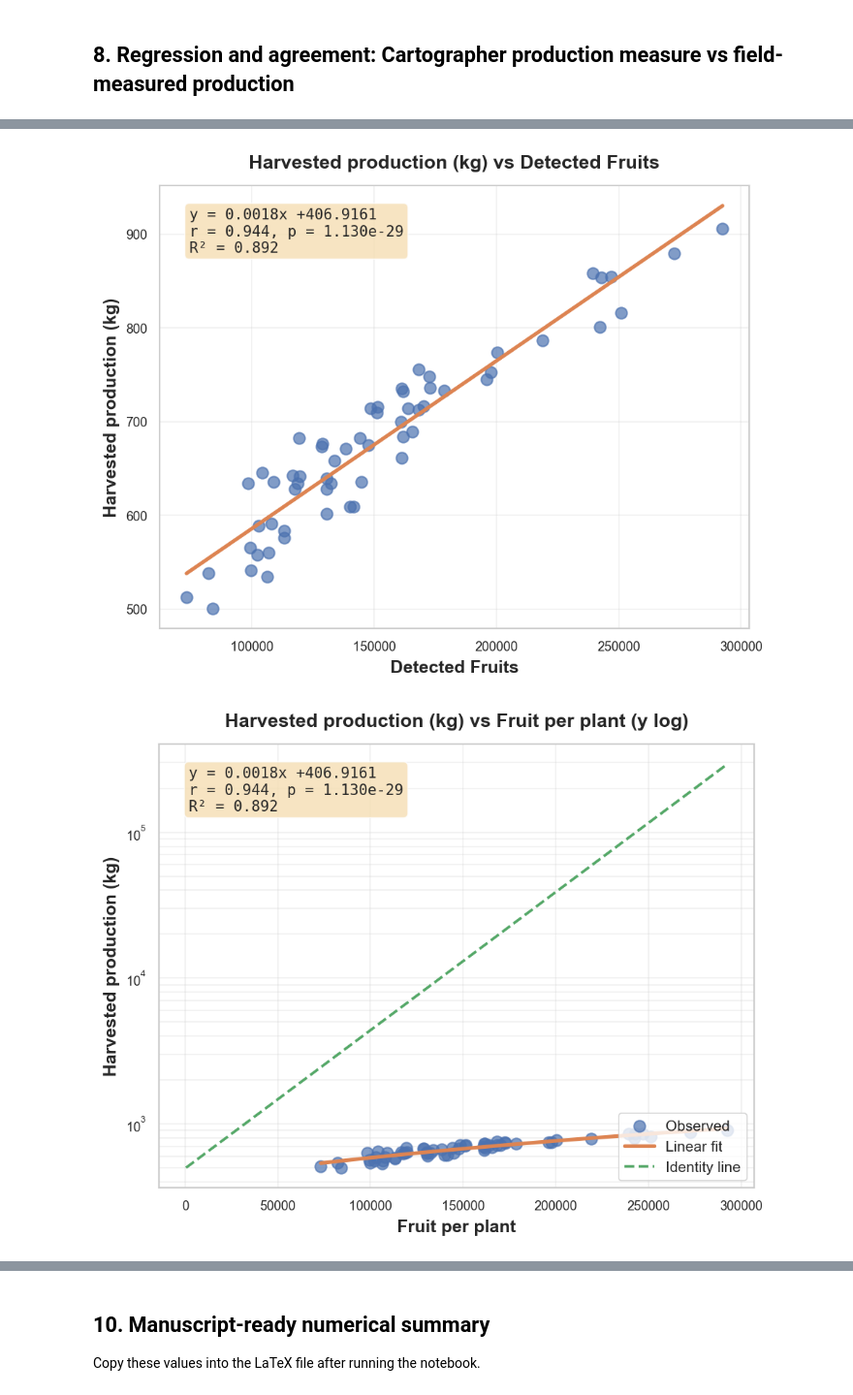
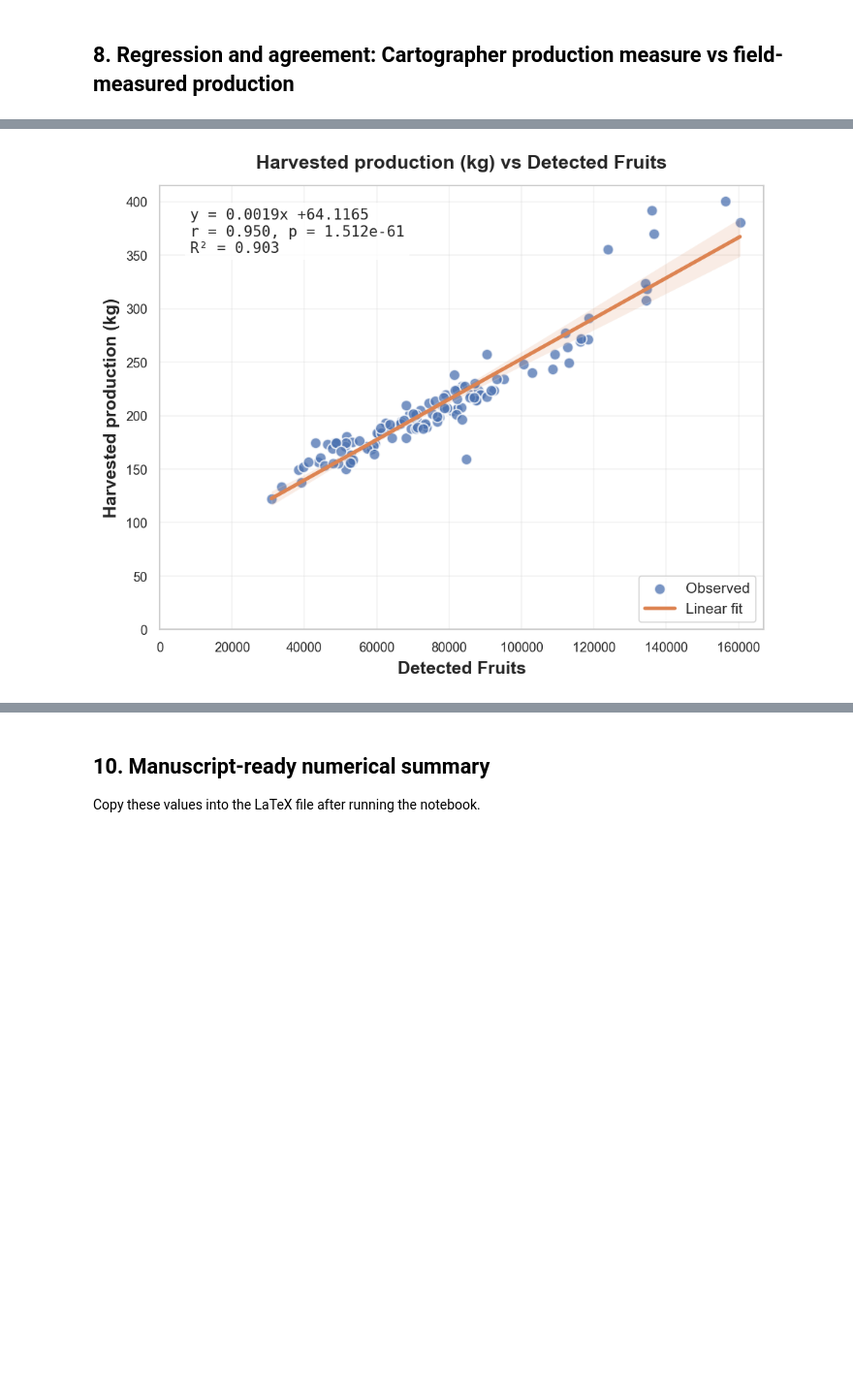
Before and after one commit to nicoladilillo/ATLAS_Maturity_Index_Olive, a Jupyter notebook: olive_atlas_analysis.ipynb, the cells around one changed output, grey strips where cells are left out. Shown at 97% size. Cells and saved outputs as stored; diff of their text form; code cells hidden in the pictures; blank space fills up the shorter version.

```diff
--- a/olive_atlas_analysis.ipynb
+++ b/olive_atlas_analysis.ipynb
@@ -101,12 +86,0 @@ If your CSV is not ordered this way, add an explicit subsection identifier and r
-# %%
-# Basic validation
-if len(raw) % 2 != 0:
-    raise ValueError('The raw file has an odd number of rows; cannot aggregate paired canopy faces by consecutive pairs.')
-
-raw = raw.reset_index(drop=True).copy()
-raw['subsection_id'] = raw.index // 2 + 1
-raw['face_in_pair'] = np.where(raw.index % 2 == 0, 'A', 'B')
-
-print('Side-level observations:', len(raw))
-print('Subsection-level observations after pairing faces:', raw['subsection_id'].nunique())
-print(raw[['subsection_id','face_in_pair'] + (["Plot"] if 'Plot' in raw.columns else [])].head(8))
@@ -262,9 +140,9 @@ Index(['subsection_id', 'source_plot_pair', 'CL 0', 'CL 1', 'CL 2', 'CL 3',
 # %%
-corr_vars = [c for c in ['MI_Garcia','MI_Visual','Color_Index'] if c in agg.columns]
+corr_vars = [c for c in ['MI_Garcia','MI_Visual','Color Index'] if c in raw.columns]
 if len(corr_vars) < 2:
     raise ValueError('Not enough variables available for correlation analysis.')
 
-data_corr = agg[corr_vars].dropna()
+data_corr = raw[corr_vars].dropna()
 print('Correlation dataset n =', len(data_corr))
 
 r_mat = pd.DataFrame(np.eye(len(corr_vars)), index=corr_vars, columns=corr_vars)
@@ -545,34 +540,36 @@ Shapiro-Wilk W = 0.8595, p = 5.875e-06
 # %% [markdown]
 ## 8. Regression and agreement: Cartographer production measure vs field-measured production
 # %%
-if {'Atlas_estimated_production_kg','Measured_production_kg'}.issubset(agg.columns):
-    prod = agg[['Atlas_estimated_production_kg','Measured_production_kg', 'Detected_Fruits']].dropna().copy()
-    prod = prod.rename(columns={
-        'Atlas_estimated_production_kg': 'cartographer_detections',
-        'Measured_production_kg': 'measured_production_kg',
-        'Detected_Fruits': 'Detected_Fruits'
-    })
-    print('Production descriptive statistics:')
-    print(prod.describe().round(2))
-    prod.describe().round(3).to_csv(TAB_DIR / 'production_descriptive_statistics.csv')
+prod = raw[['Riga', 'Plot', 'Production_plot_kg', 'N. frutti']].dropna().copy()
+prod = prod.rename(columns={
+    'Production_plot_kg': 'production_plot_kg',
+    'Detected_Fruits': 'N. frutti'
+})
+print('Production descriptive statistics:')
+print(prod.describe().round(2))
+prod.describe().round(3).to_csv(TAB_DIR / 'production_descriptive_statistics.csv')
 
-    res_prod = regression_with_cv(prod, 'Detected_Fruits', 'measured_production_kg')
-    print('Field-measured production ~ Cartographer fruit detections')
-    print(f"n = {len(res_prod['data'])}")
-    print(f"Equation: predicted_production_kg = {res_prod['slope']:.4f} x detections {res_prod['intercept']:+.4f}")
-    print(f"Pearson r = {res_prod['r']:.4f}, p = {res_prod['p']:.3e}, R2 = {res_prod['r2']:.4f}, RMSE = {res_prod['rmse']:.4f} kg")
-    print(f"5-fold CV R2 = {res_prod['cv_r2_mean']:.4f} +/- {res_prod['cv_r2_sd']:.4f}")
-    print(f"5-fold CV RMSE = {res_prod['cv_rmse_mean']:.4f} +/- {res_prod['cv_rmse_sd']:.4f} kg")
-    plot_regression(res_prod, 'Detected_Fruits', 'measured_production_kg', 'corr_fig3_production_estimated_vs_measured.pdf', 'Detected Fruits', 'Harvested production (kg)', identity=False)
-    plot_regression(res_prod, 'Detected_Fruits', 'measured_production_kg', 'corr_fig3_production_estimated_vs_measured_identity.pdf', 'Fruit per plant', 'Harvested production (kg)', identity=True, y_log=True)
+res_prod = regression_with_cv(prod, 'N. frutti', 'production_plot_kg')
+print('Field-measured production ~ Cartographer fruit detections')
+print(f"n = {len(res_prod['data'])}")
+print(f"Equation: predicted_production_kg = {res_prod['slope']:.4f} x detections {res_prod['intercept']:+.4f}")
+print(f"Pearson r = {res_prod['r']:.4f}, p = {res_prod['p']:.3e}, R2 = {res_prod['r2']:.4f}, RMSE = {res_prod['rmse']:.4f} kg")
+print(f"5-fold spatial CV mean R2 = {res_prod['cv_r2_mean']:.4f} +/- {res_prod['cv_r2_sd']:.4f}")
+print(f"5-fold spatial CV mean RMSE = {res_prod['cv_rmse_mean']:.4f} +/- {res_prod['cv_rmse_sd']:.4f} kg")
+print(f"Spatial CV pooled out-of-fold R2 = {res_prod['cv_oof_r2']:.4f}")
+print(f"Spatial CV pooled out-of-fold RMSE = {res_prod['cv_oof_rmse']:.4f} kg")
+print(res_prod['fold_metrics'].round(4).to_string(index=False))
+res_prod['fold_metrics'].to_csv(TAB_DIR / 'production_spatial_cv_fold_metrics.csv', index=False)
+plot_regression(res_prod, 'N. frutti', 'production_plot_kg', 'corr_fig3_production_estimated_vs_measured.pdf', 'Detected Fruits', 'Harvested production (kg)', identity=False)
+# plot_regression(res_prod, 'Detected_Fruits', 'production_plot_kg', 'corr_fig3_production_estimated_vs_measured_identity.pdf', 'Fruit per plant', 'Harvested production (kg)', identity=True, y_log=True, zoom_origin=True)
 
-    # detections = prod['Fruit_per_plant'].astype(float)
-    # measured = prod['measured_production_kg'].astype(float)
-    # predicted = res_prod['model'].predict(detections.to_frame())
-    # ba_prod = bland_altman(measured, predicted)
-    # print('Bland-Altman field-measured production - predicted production from calibration model')
-    # print(f"bias = {ba_prod['bias']:+.2f} kg, 95% LoA = [{ba_prod['loa_low']:.2f}, {ba_prod['loa_high']:.2f}] kg")
-    # print(f"Proportional bias: r = {ba_prod['prop_r']:.4f}, p = {ba_prod['prop_p']:.4f}")
-    # plot_bland_altman(ba_prod, 'corr_fig6_bland_altman_production.pdf', 'Mean Predicted Production from Calibration Model (kg)', 'Field-Measured Production (kg) - Predicted Production (kg)')
+# detections = prod['Fruit_per_plant'].astype(float)
+# measured = prod['measured_production_kg'].astype(float)
+# predicted = res_prod['model'].predict(detections.to_frame())
+# ba_prod = bland_altman(measured, predicted)
+# print('Bland-Altman field-measured production - predicted production from calibration model')
+# print(f"bias = {ba_prod['bias']:+.2f} kg, 95% LoA = [{ba_prod['loa_low']:.2f}, {ba_prod['loa_high']:.2f}] kg")
+# print(f"Proportional bias: r = {ba_prod['prop_r']:.4f}, p = {ba_prod['prop_p']:.4f}")
+# plot_bland_altman(ba_prod, 'corr_fig6_bland_altman_production.pdf', 'Mean Predicted Production from Calibration Model (kg)', 'Field-Measured Production (kg) - Predicted Production (kg)')
 # %% [output]
 Production descriptive statistics:
@@ -594,2 +592 @@ Pearson r = 0.9443, p = 1.130e-29, R2 = 0.8916, RMSE = 30.4332 kg
-[figure, old version]
+[figure, new version]
-[figure, removed]
```
Also changed, not shown: parts of 20 cells of this notebook, 3 other files.
